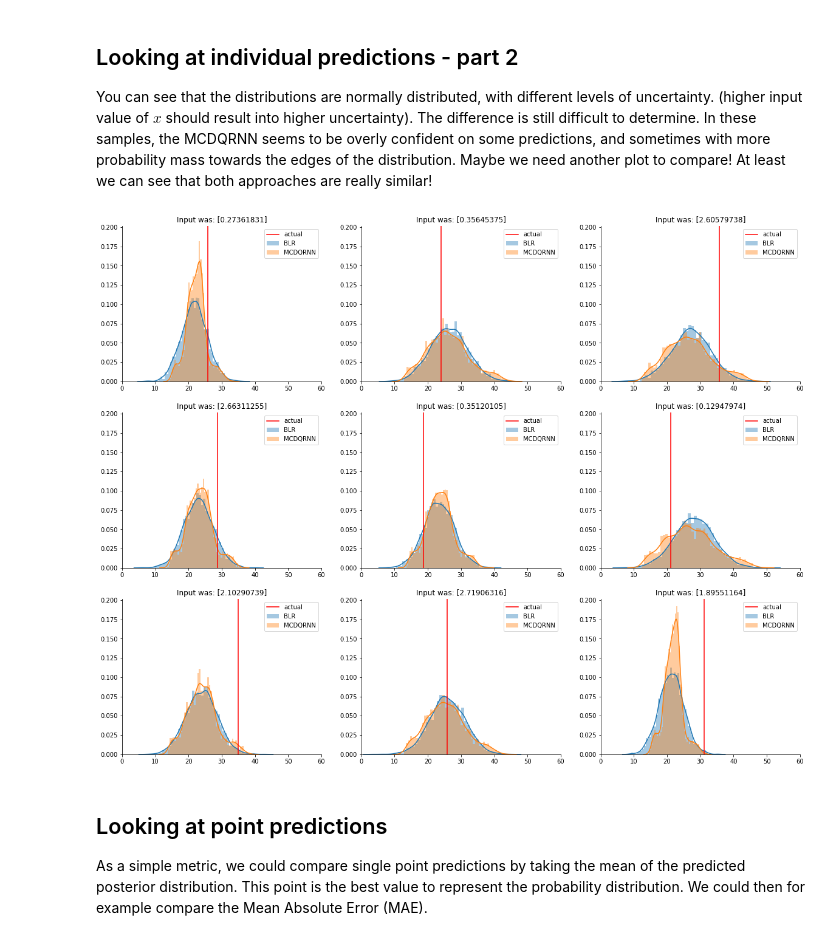
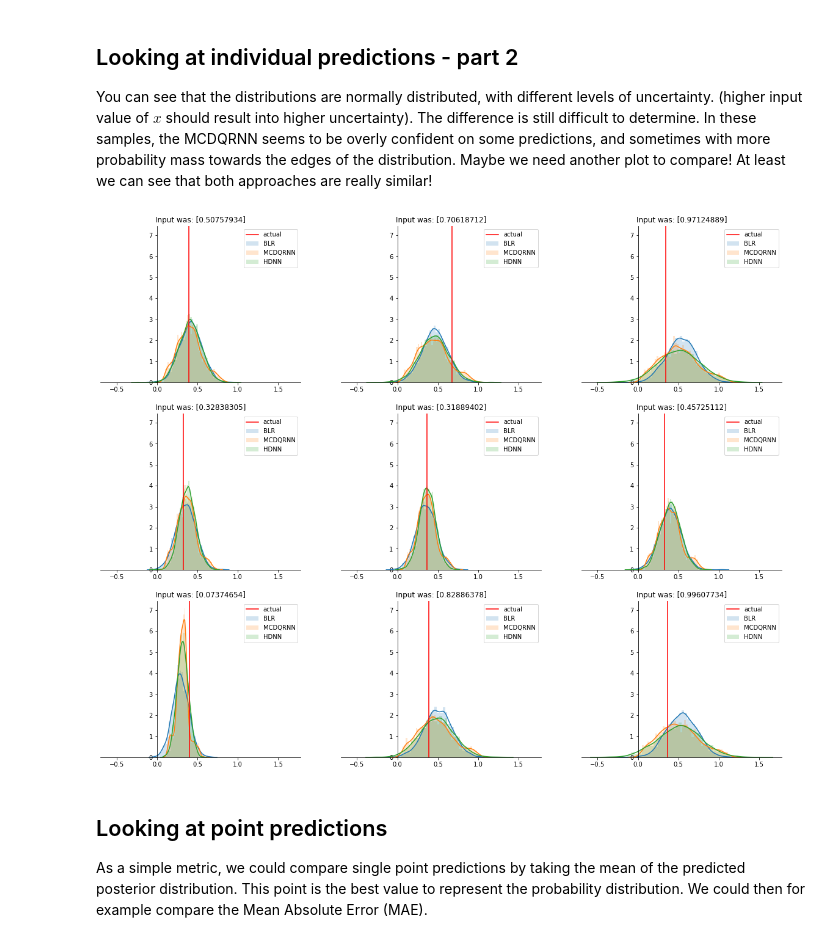
Before and after one commit to YuRiTan/prediction-uncertainty, a Jupyter notebook: notebooks/2.0_uncertainty_comparison.ipynb, the cells around one changed output. Cells and saved outputs as stored; diff of their text form; code cells hidden in the pictures.

```diff
--- a/notebooks/2.0_uncertainty_comparison.ipynb
+++ b/notebooks/2.0_uncertainty_comparison.ipynb
@@ -185,0 +140,5 @@ axes[1].set_title('Bayesian Linear regression');
+# %%
+hdn_preds_train = hdn.mc_predict(x_train, samples=4000).numpy()
+hdn_preds_test = hdn.mc_predict(x_val, samples=4000).numpy()
+
+hdn_preds_test.shape, hdn_preds_train.shape
@@ -190,23 +158,29 @@ The distributions seem very similar. Maybe we need to plot them in a PDF form.
+# %%
+random_is = np.random.randint(0, len(x_test), 9)
 # %%
 fig, axes = plt.subplots(3, 3, sharex=True, sharey=True, figsize=(20,16))
-for i, ax in enumerate(axes.flat):
-    i = np.random.randint(0, 100)
+for i, ax in zip(random_is, axes.flat):
     ax = beautify_ax(ax)
 
-    blr_posterior = mmsy.inverse_transform(blr_preds_test[:, i, 0].reshape(-1,1))
+    blr_posterior = blr_preds_test[:, i, 0].reshape(-1,1)
     qs_from_posterior = np.quantile(blr_posterior, QUANTILES)
     ax.plot(qs_from_posterior, QUANTILES, label='BLR')
     ax.scatter(qs_from_posterior, QUANTILES)
 
     mean_qs = np.mean(dqr_preds_test[:, i, :], axis=0)
-    dqr_posterior = mmsy.inverse_transform(mean_qs.reshape(-1,1))
+    dqr_posterior = mean_qs.reshape(-1,1)
     ax.plot(dqr_posterior, QUANTILES, label='MCDQRNN')
     ax.scatter(dqr_posterior, QUANTILES)
 
-    ax.axvline(mmsy.inverse_transform(y_test)[i], c='r', label='actual')
-    ax.set_title(f"Input was: {mmsx.inverse_transform(x_test)[i]}")
+    norm_samples = stats.norm.rvs(size=1000, loc=hdn_mu_test[i], scale=hdn_sigma_test[i])
+    qs_from_samples = np.quantile(norm_samples, QUANTILES)
+    ax.plot(qs_from_samples, QUANTILES, label='HDNN')
+    ax.scatter(qs_from_samples, QUANTILES)
+
+    ax.axvline(y_test[i], c='r', label='actual')
+    ax.set_title(f"Input was: {x_test[i]}")
     ax.legend()
-    ax.set_xlim(0, 60)
+    ax.set_xlim(0, 1.1)
 
 plt.show()
 # %% [output]
@@ -216,28 +190,30 @@ plt.show()
 You can see that the distributions are normally distributed, with different levels of uncertainty. (higher input value of $x$ should result into higher uncertainty). The difference is still difficult to determine. In these samples, the MCDQRNN seems to be overly confident on some predictions, and sometimes with more probability mass towards the edges of the distribution. Maybe we need another plot to compare! At least we can see that both approaches are really similar!
 # %%
 fig, axes = plt.subplots(3, 3, sharex=True, sharey=True, figsize=(20,16))
-for i, ax in enumerate(axes.flat):
-    i = np.random.randint(0, x_test.shape[0])
+for i, ax in zip(random_is, axes.flat):
     ax = beautify_ax(ax)
 
-    blr_posterior = mmsy.inverse_transform(blr_preds_test[:, i, 0].reshape(-1,1))
-    sns.distplot(blr_posterior, bins=50, ax=ax, label='BLR')
+    blr_posterior = blr_preds_test[:, i, 0].reshape(-1,1)
+    sns.distplot(blr_posterior, bins=50, ax=ax, label='BLR', hist_kws={'alpha':0.2})
 
     dqr_posterior = np.array([
         get_quantile_pred(q=stats.uniform.rvs(), used_quantiles=QUANTILES, preds=dqr_preds_test[s, i, :])
         for s in range(dqr_preds_test.shape[0])  # sample from all samples
     ])
-    dqr_posterior = mmsy.inverse_transform(dqr_posterior.reshape(-1,1))
-    sns.distplot(dqr_posterior, bins=50, ax=ax, label='MCDQRNN')
+    dqr_posterior = dqr_posterior.reshape(-1,1)
+    sns.distplot(dqr_posterior, bins=50, ax=ax, label='MCDQRNN', hist_kws={'alpha':0.2})
 
-    ax.axvline(mmsy.inverse_transform(y_test)[i], c='r', label='actual')
-    ax.set_title(f"Input was: {mmsx.inverse_transform(x_test)[i]}")
+    norm_samples = stats.norm.rvs(size=4000, loc=hdn_mu_test[i], scale=hdn_sigma_test[i])  # bit overkill, but to be completely equal in terms of samples
+    sns.distplot(norm_samples, bins=50, ax=ax, label='HDNN', hist_kws={'alpha':0.2})
+
+    ax.axvline(y_test[i], c='r', label='actual')
+    ax.set_title(f"Input was: {x_test[i]}")
     ax.legend()
-    ax.set_xlim(0, 60)
+#     ax.set_xlim(0, 60)
 
 plt.show()
 # %% [output]
-[figure, old version]
+[figure, new version]
 # %% [markdown]
 ## Looking at point predictions
 As a simple metric, we could compare single point predictions by taking the mean of the predicted posterior distribution. This point is the best value to represent the probability distribution. We could then for example compare the Mean Absolute Error (MAE).
```
Also changed, not shown: parts of 24 cells of this notebook, 11 other files.
